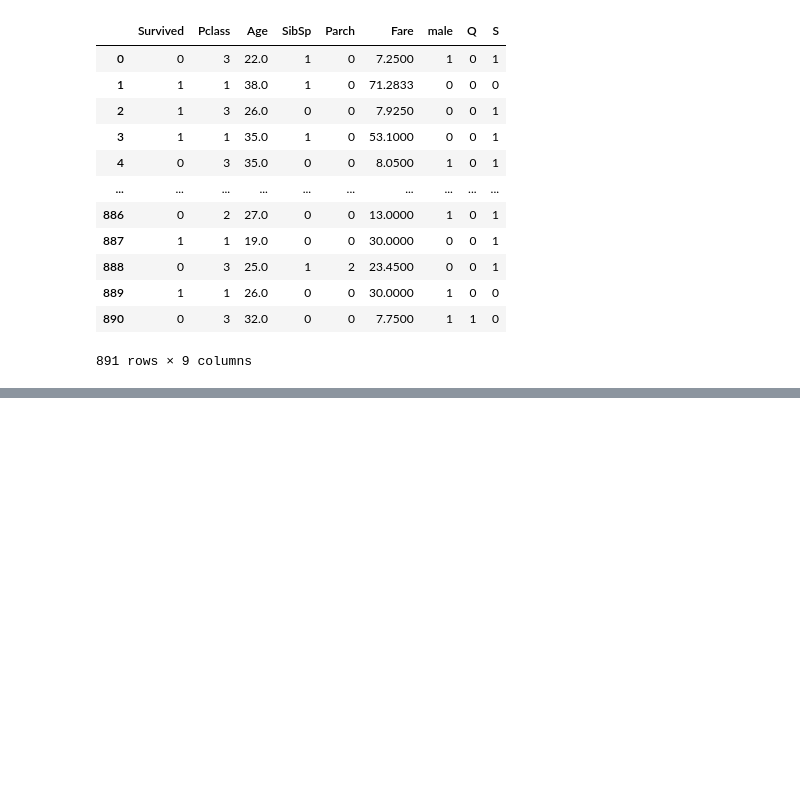
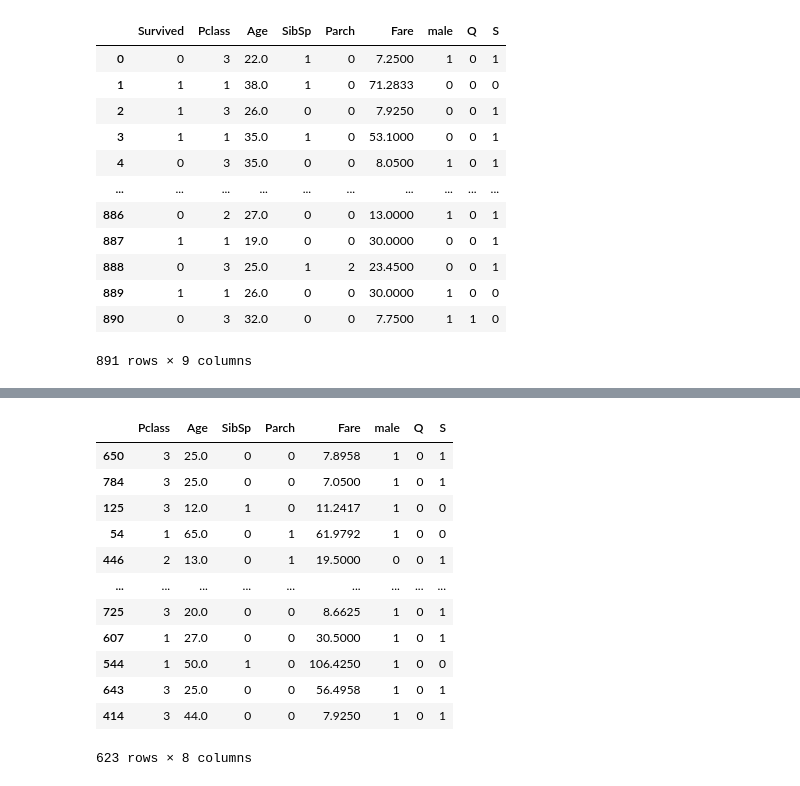
Before and after one commit to clog10/Machine-Learning, a Jupyter notebook: LogisticRegression/logistic_regression.ipynb, the cells around one changed output, grey strips where cells are left out. Drawn from its saved outputs; the diff is of its cells as text; code cells hidden in the pictures; blank space fills up the shorter version.

```diff
--- a/LogisticRegression/logistic_regression.ipynb
+++ b/LogisticRegression/logistic_regression.ipynb
@@ -283,0 +323,16 @@ train
+# %%
+X_train
+# %% [output]
+|  | Pclass | Age | SibSp | Parch | Fare | male | Q | S |
+| 650 | 3 | 25.0 | 0 | 0 | 7.8958 | 1 | 0 | 1 |
+| 784 | 3 | 25.0 | 0 | 0 | 7.0500 | 1 | 0 | 1 |
+| 125 | 3 | 12.0 | 1 | 0 | 11.2417 | 1 | 0 | 0 |
+| 54 | 1 | 65.0 | 0 | 1 | 61.9792 | 1 | 0 | 0 |
+| 446 | 2 | 13.0 | 0 | 1 | 19.5000 | 0 | 0 | 1 |
+| ... | ... | ... | ... | ... | ... | ... | ... | ... |
+| 725 | 3 | 20.0 | 0 | 0 | 8.6625 | 1 | 0 | 1 |
+| 607 | 1 | 27.0 | 0 | 0 | 30.5000 | 1 | 0 | 1 |
+| 544 | 1 | 50.0 | 1 | 0 | 106.4250 | 1 | 0 | 0 |
+| 643 | 3 | 25.0 | 0 | 0 | 56.4958 | 1 | 0 | 1 |
+| 414 | 3 | 44.0 | 0 | 0 | 7.9250 | 1 | 0 | 1 |
+623 rows × 8 columns
```
Also changed, not shown: parts of 15 cells of this notebook.
